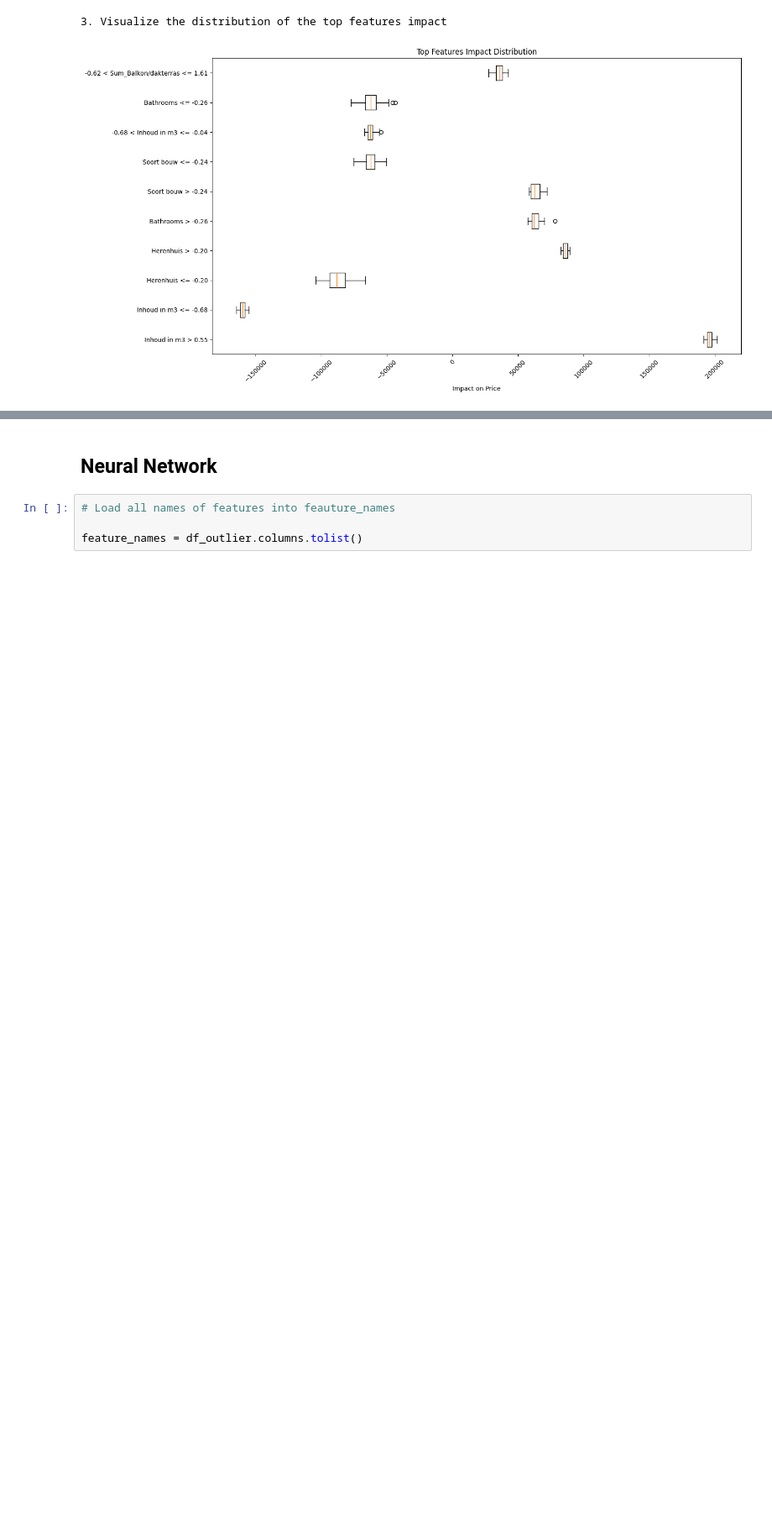
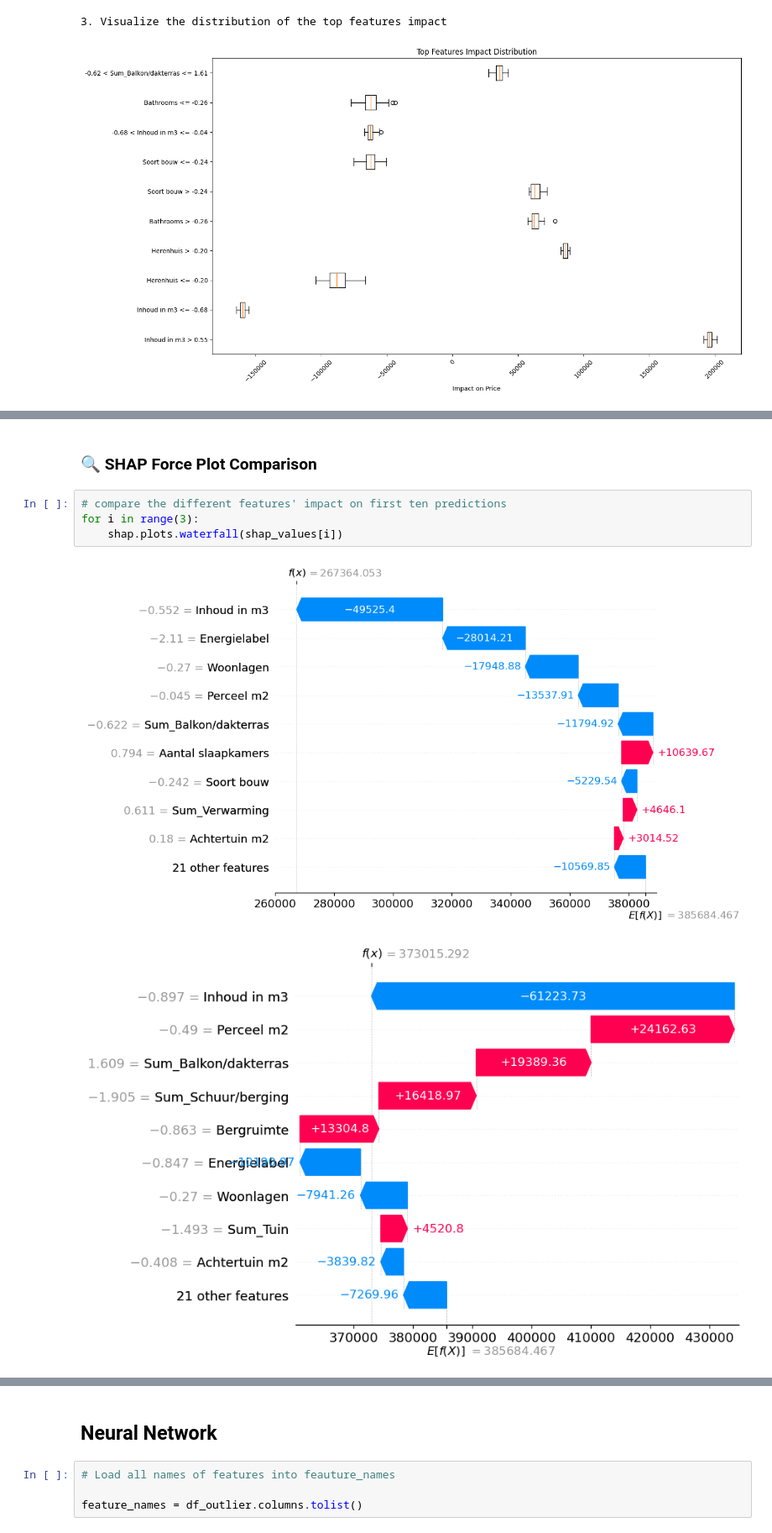
Before and after one commit to SercanSeref/XAI, a Jupyter notebook: XAI group project.ipynb, the cells around one changed output, grey strips where cells are left out. Shown at 84% size. Cells and saved outputs as stored; diff of their text form; blank space fills up the shorter version.

```diff
--- a/XAI group project.ipynb
+++ b/XAI group project.ipynb
@@ -436,0 +566,9 @@ plot_feature_importance_distribution(valid_X, model, explainer)
+# %% [markdown]
+### 🔍 SHAP Force Plot Comparison
+# %%
+# compare the different features' impact on first ten predictions
+for i in range(3):
+    shap.plots.waterfall(shap_values[i])
+# %% [output]
+[figure, added]
+[figure, added]
```
Also changed, not shown: parts of 33 cells of this notebook.
